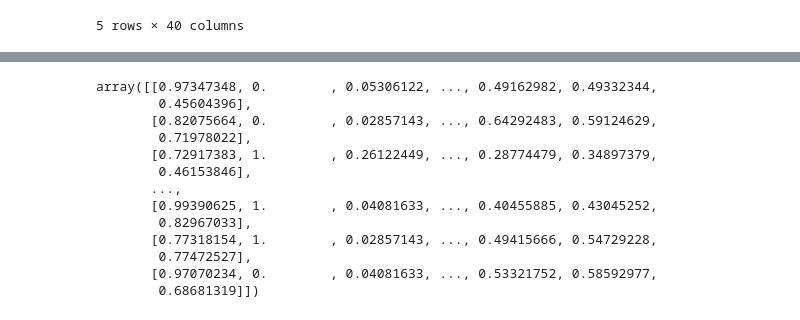
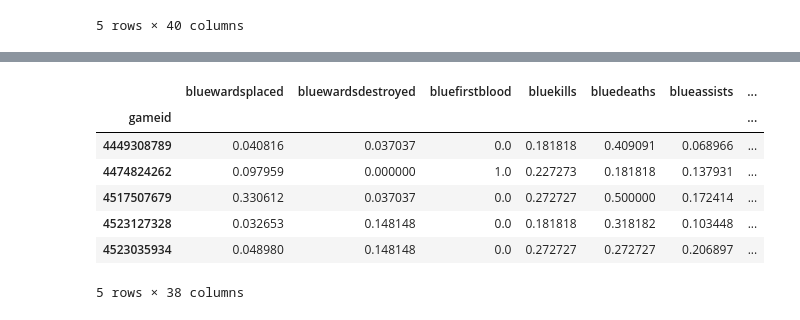
Before and after one commit to shreh2/LOL, a Jupyter notebook: LeagueOfLegends.ipynb, the cells around one changed output, grey strips where cells are left out. Saved outputs shown, nothing was run; the diff lists cells and outputs as text; code cells hidden in the pictures.

```diff
--- a/LeagueOfLegends.ipynb
+++ b/LeagueOfLegends.ipynb
@@ -46,27 +91,24 @@ X_train_temp, X_test, y_train_temp, y_test = train_test_split(hdr1.iloc[:,:-1],
 # Perform the second split
 X_train, X_valid, y_train, y_valid = train_test_split(X_train_temp, y_train_temp,
                                                       test_size=0.25, random_state=20)
+# %%
+X_train.head()
+# %% [output]
+|  | bluewardsplaced | bluewardsdestroyed | bluefirstblood | bluekills | bluedeaths | blueassists | ... |
+| gameid |  |  |  |  |  |  | ... |
+| 4449308789 | 0.040816 | 0.037037 | 0.0 | 0.181818 | 0.409091 | 0.068966 | ... |
+| 4474824262 | 0.097959 | 0.000000 | 1.0 | 0.227273 | 0.181818 | 0.137931 | ... |
+| 4517507679 | 0.330612 | 0.037037 | 0.0 | 0.272727 | 0.500000 | 0.172414 | ... |
+| 4523127328 | 0.032653 | 0.148148 | 0.0 | 0.181818 | 0.318182 | 0.103448 | ... |
+| 4523035934 | 0.048980 | 0.148148 | 0.0 | 0.272727 | 0.272727 | 0.206897 | ... |
+5 rows × 38 columns
 # %%
 # Create the scaler with object range of 0-1
-scaler = MinMaxScaler()
+#scaler = MinMaxScaler()
 
 # Fit and transform using the training data
-X_train_scaled = scaler.fit_transform(X_train)
+#X_train[X_train.columns] = scaler.fit_transform(X_train[X_train.columns])
 
 # Transform the validation and test features
-scaler.transform(X_valid)
-scaler.transform(X_test)
+#X_valid[X_valid.columns] = scaler.transform(X_valid[X_valid.columns])
+#X_test[X_test.columns] = scaler.transform(X_test[X_test.columns])
-# %% [output]
-array([[0.97347348, 0.        , 0.05306122, ..., 0.49162982, 0.49332344,
-        0.45604396],
-       [0.82075664, 0.        , 0.02857143, ..., 0.64292483, 0.59124629,
-        0.71978022],
-       [0.72917383, 1.        , 0.26122449, ..., 0.28774479, 0.34897379,
-        0.46153846],
-       ...,
-       [0.99390625, 1.        , 0.04081633, ..., 0.40455885, 0.43045252,
-        0.82967033],
-       [0.77318154, 1.        , 0.02857143, ..., 0.49415666, 0.54729228,
-        0.77472527],
-       [0.97070234, 0.        , 0.04081633, ..., 0.53321752, 0.58592977,
-        0.68681319]])
```
Also changed, not shown: parts of 17 cells of this notebook.
